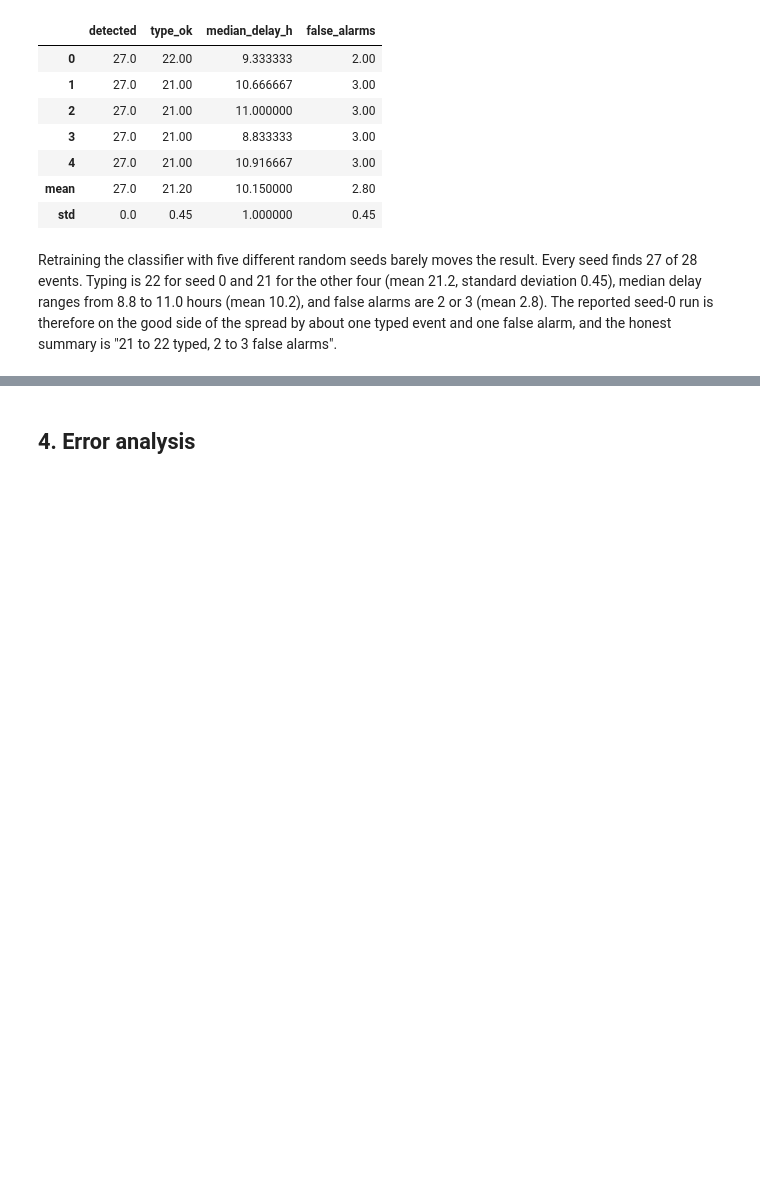
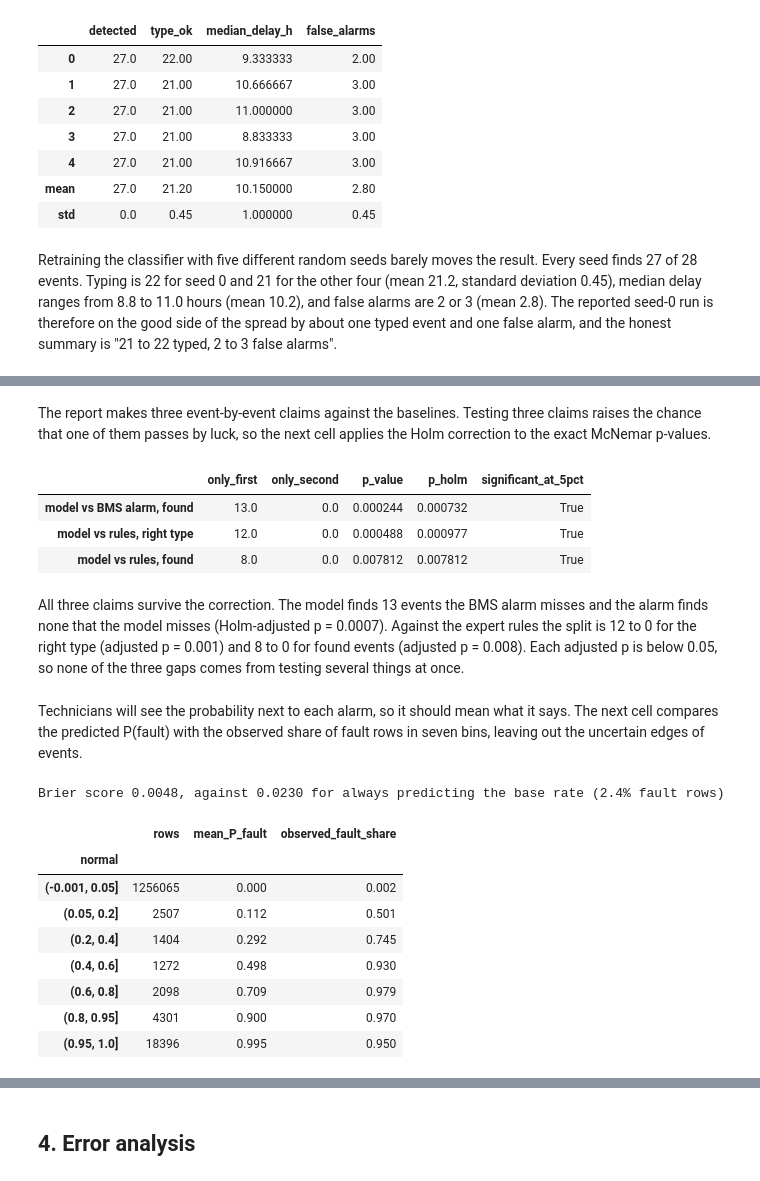
Before and after one commit to nauvalZulfikar/ahu-fault-detection, a Jupyter notebook: code/notebooks/02_modelling.ipynb, the cells around one changed output, grey strips where cells are left out. Saved outputs shown, nothing was run; the diff lists cells and outputs as text; code cells hidden in the pictures; blank space fills up the shorter version.

```diff
--- a/code/notebooks/02_modelling.ipynb
+++ b/code/notebooks/02_modelling.ipynb
@@ -255,0 +368,48 @@ Retraining the classifier with five different random seeds barely moves the resu
+# %% [markdown]
+The report makes three event-by-event claims against the baselines. Testing three claims raises the chance
+that one of them passes by luck, so the next cell applies the Holm correction to the exact McNemar p-values.
+# %%
+b_ev = scored["BMS SAT alarm (today)"][1]
+family = {"model vs rules, found": E.mcnemar_exact(m_ev.detected, r_ev.detected),
+          "model vs rules, right type": E.mcnemar_exact(m_ev.type_ok, r_ev.type_ok),
+          "model vs BMS alarm, found": E.mcnemar_exact(m_ev.detected, b_ev.detected)}
+holm = pd.DataFrame(family).T.sort_values("p_value")
+m = len(holm)  # Holm step-down. The i-th smallest p is multiplied by (m - i), then made monotone
+holm["p_holm"] = (holm.p_value * np.arange(m, 0, -1)).cummax().clip(upper=1)
+holm["significant_at_5pct"] = holm.p_holm < 0.05
+holm
+# %% [output]
+|  | only_first | only_second | p_value | p_holm | significant_at_5pct |
+| model vs BMS alarm, found | 13.0 | 0.0 | 0.000244 | 0.000732 | True |
+| model vs rules, right type | 12.0 | 0.0 | 0.000488 | 0.000977 | True |
+| model vs rules, found | 8.0 | 0.0 | 0.007812 | 0.007812 | True |
+# %% [markdown]
+All three claims survive the correction. The model finds 13 events the BMS alarm misses and the alarm finds
+none that the model misses (Holm-adjusted p = 0.0007). Against the expert rules the split is 12 to 0 for the right type
+(adjusted p = 0.001) and 8 to 0 for found events (adjusted p = 0.008). Each adjusted p is below 0.05, so none of the three
+gaps comes from testing several things at once.
+# %% [markdown]
+Technicians will see the probability next to each alarm, so it should mean what it says. The next cell compares
+the predicted P(fault) with the observed share of fault rows in seven bins, leaving out the uncertain edges of events.
+# %%
+clean_rows = ~tr.near_event | (tr.label != "normal")  # the fuzzy edges of events have no reliable label
+y = (tr.label != "normal")[clean_rows].astype(int)
+p_fault = (1 - oof["normal"])[clean_rows]
+brier, brier_ref = ((p_fault - y) ** 2).mean(), ((y.mean() - y) ** 2).mean()
+bins = pd.cut(p_fault, [0, 0.05, 0.2, 0.4, 0.6, 0.8, 0.95, 1], include_lowest=True)
+reliability = pd.DataFrame({"rows": y.groupby(bins, observed=False).size(),
+                            "mean_P_fault": p_fault.groupby(bins, observed=False).mean(),
+                            "observed_fault_share": y.groupby(bins, observed=False).mean()})
+print(f"Brier score {brier:.4f}, against {brier_ref:.4f} for always predicting the base rate ({y.mean():.1%} fault rows)")
+reliability.round(3)
+# %% [output]
+Brier score 0.0048, against 0.0230 for always predicting the base rate (2.4% fault rows)
+|  | rows | mean_P_fault | observed_fault_share |
+| normal |  |  |  |
+| (-0.001, 0.05] | 1256065 | 0.000 | 0.002 |
+| (0.05, 0.2] | 2507 | 0.112 | 0.501 |
+| (0.2, 0.4] | 1404 | 0.292 | 0.745 |
+| (0.4, 0.6] | 1272 | 0.498 | 0.930 |
+| (0.6, 0.8] | 2098 | 0.709 | 0.979 |
+| (0.8, 0.95] | 4301 | 0.900 | 0.970 |
+| (0.95, 1.0] | 18396 | 0.995 | 0.950 |
```
Also changed, not shown: parts of 32 cells of this notebook, 17 other files.
